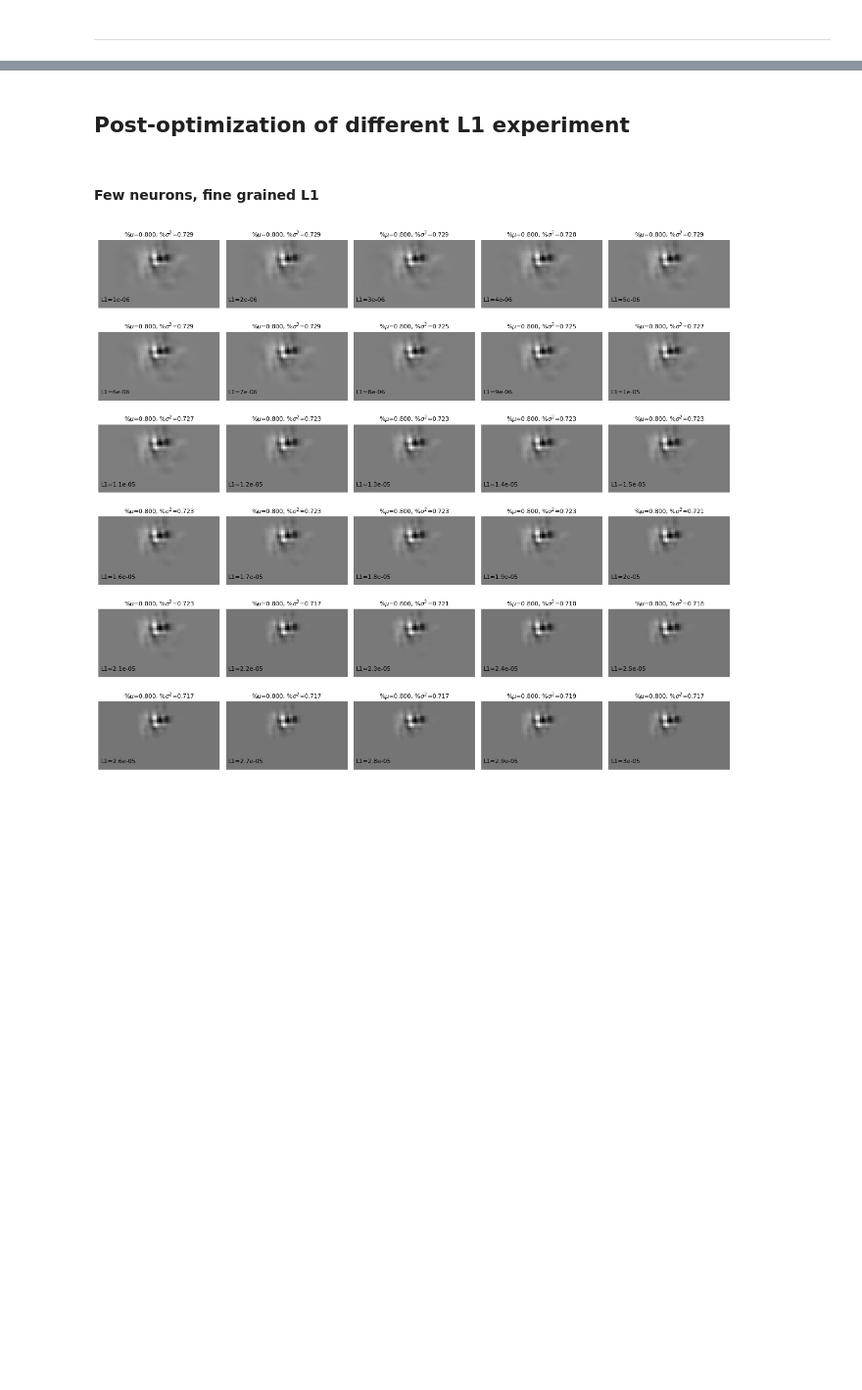
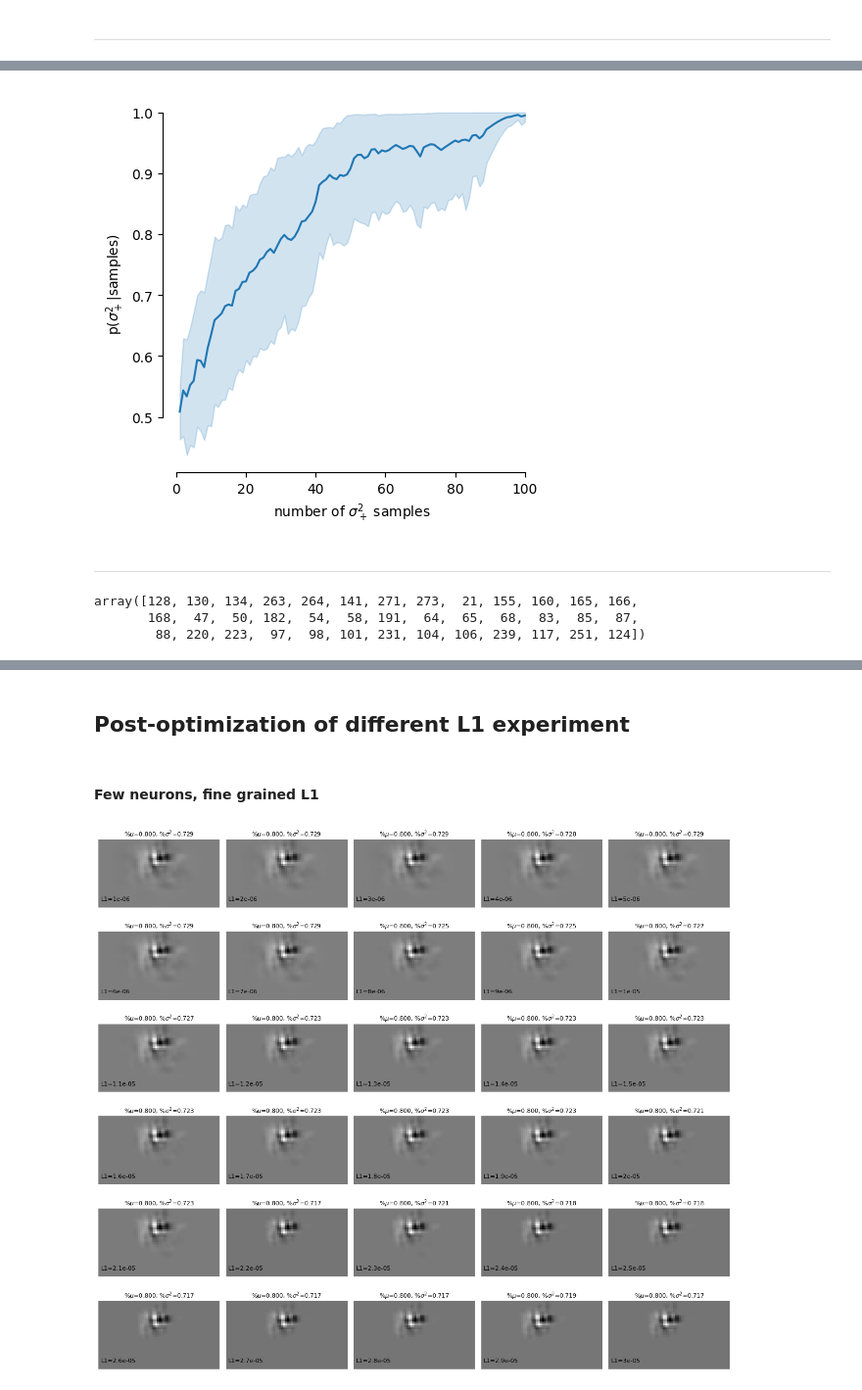
Before and after one commit to sinzlab/nnsysident, a Jupyter notebook: notebooks/mei_demo.ipynb, the cells around one changed output, grey strips where cells are left out. Shown at 98% size. Cells and saved outputs as stored; diff of their text form; code cells hidden in the pictures; blank space fills up the shorter version.

```diff
--- a/notebooks/mei_demo.ipynb
+++ b/notebooks/mei_demo.ipynb
@@ -46,0 +137,21 @@ ___
+# %%
+def zig_pdf(theta, k, loc, q, samples):
+    y_gamma = gamma(k, loc=loc, scale=theta).pdf(samples[samples>loc]) * q
+    y_uniform = np.ones(len(samples[samples<=loc])) * (1-q)/loc
+    log_y = np.hstack([y_uniform, y_gamma])
+    return log_y
+
+def get_params(vei, model, idx):
+    behavior = torch.zeros((vei.shape[0], 3)).to(device)
+    pupil_center = torch.zeros((vei.shape[0], 2)).to(device)
+    theta, k, loc, q = model(vei, data_key="27940-2-13-0", behavior=behavior, pupil_center=pupil_center)
+    var = np.round(model.predict_variance(vei,
+                                          data_key="27940-2-13-0",
+                                          behavior=behavior,
+                                          pupil_center=pupil_center)[0, idx].item(), decimals=2)
+
+    theta = theta[0, idx].item()
+    k = k[0, idx].item()
+    loc = loc[0, idx].item()
+    q = q[0, idx].item()
+    return theta, k, loc, q
@@ -46,0 +187,24 @@ ___
+# %%
+all_samples_n = np.arange(1, 101)
+
+dat = pd.DataFrame(columns=["seed", "sigma", "samples_n"])
+for seed in np.arange(20):
+    all_p_sigma_plus = get_sigma_plus(all_samples_n, seed)
+
+    dat_ = pd.DataFrame(columns=["seed", "sigma", "samples_n"])
+    dat_["sigma"] = all_p_sigma_plus
+    dat_["seed"] = seed
+    dat_["samples_n"] = all_samples_n
+
+    dat = pd.concat([dat, dat_])
+dat["sigma"] = np.exp(dat["sigma"])
+# %%
+fig, ax = plt.subplots(figsize=(5, 5), dpi=100)
+# ax.plot(all_samples_n, all_p_sigma_plus)
+sns.lineplot(data=dat, x="samples_n", y="sigma", ax=ax)
+ax.set(xlabel="number of $\sigma^2_+$ samples", ylabel=r"p($\sigma^2_+$|samples)")
+sns.despine(trim=True)
+# %% [output]
+[figure, added]
+# %% [markdown]
+___
@@ -46,0 +245,6 @@ ___
+# %%
+np.array(list(set(neuron_ids[-20:]) | set(neuron_ids_abs[-20:])))
+# %% [output]
+array([128, 130, 134, 263, 264, 141, 271, 273,  21, 155, 160, 165, 166,
+       168,  47,  50, 182,  54,  58, 191,  64,  65,  68,  83,  85,  87,
+        88, 220, 223,  97,  98, 101, 231, 104, 106, 239, 117, 251, 124])
```
Also changed, not shown: parts of 53 cells of this notebook, 6 other files.
